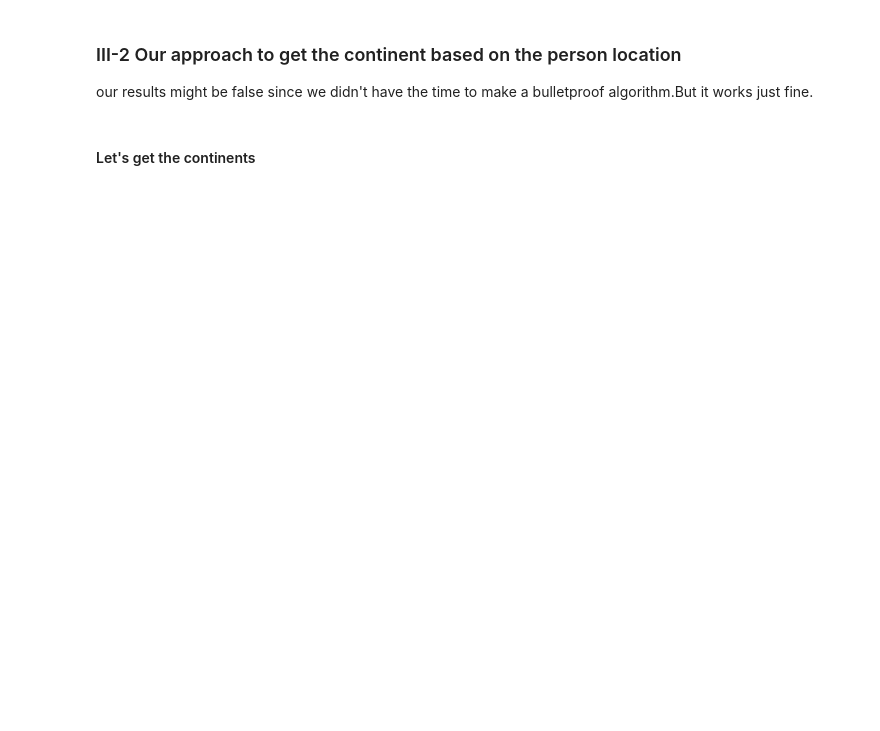
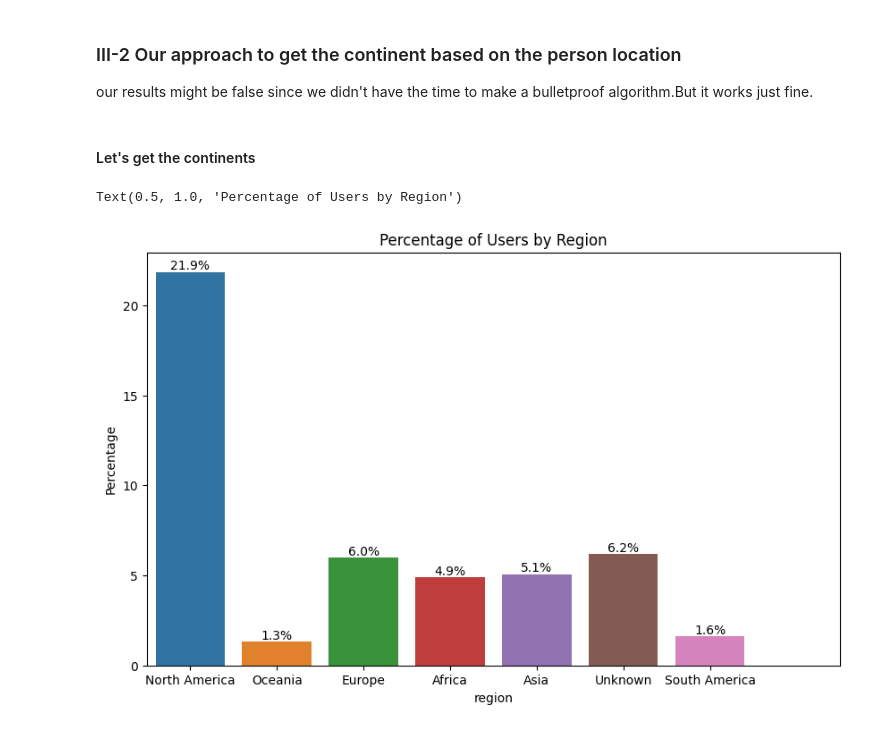
Before and after one commit to Ayoubkassi/Twitter_Comercial_Segments, a Jupyter notebook: Data_analysis.ipynb, the cells around one changed output. Saved outputs shown, nothing was run; the diff lists cells and outputs as text; code cells hidden in the pictures; blank space fills up the shorter version.

```diff
--- a/Data_analysis.ipynb
+++ b/Data_analysis.ipynb
@@ -475,0 +475,27 @@ sns.barplot(x='region', y='count', data=df)
+# %%
+# Calculate total count
+total_count = df['count'].sum()
+
+# Calculate percentage for each region
+df['percentage'] = df['count'] / total_count * 100
+
+plt.figure(figsize=(10, 6))
+# Create bar plot with percentage on y-axis
+ax = sns.barplot(x='region', y='percentage', data=df)
+
+# Add y-axis label
+plt.ylabel('Percentage')
+
+# Add percentage labels to bars
+for p in ax.patches:
+    ax.annotate('{:.1f}%'.format(p.get_height()), (p.get_x() + p.get_width() / 2, p.get_height()), ha='center', va='center', xytext=(0, 5), textcoords='offset points')
+
+# Set x-axis limits
+plt.xlim(-0.5, len(df) - 0.5)
+
+# title
+
+plt.title('Percentage of Users by Region')
+# %% [output]
+Text(0.5, 1.0, 'Percentage of Users by Region')
+[figure, added]
```
Also changed, not shown: parts of 10 cells of this notebook.
